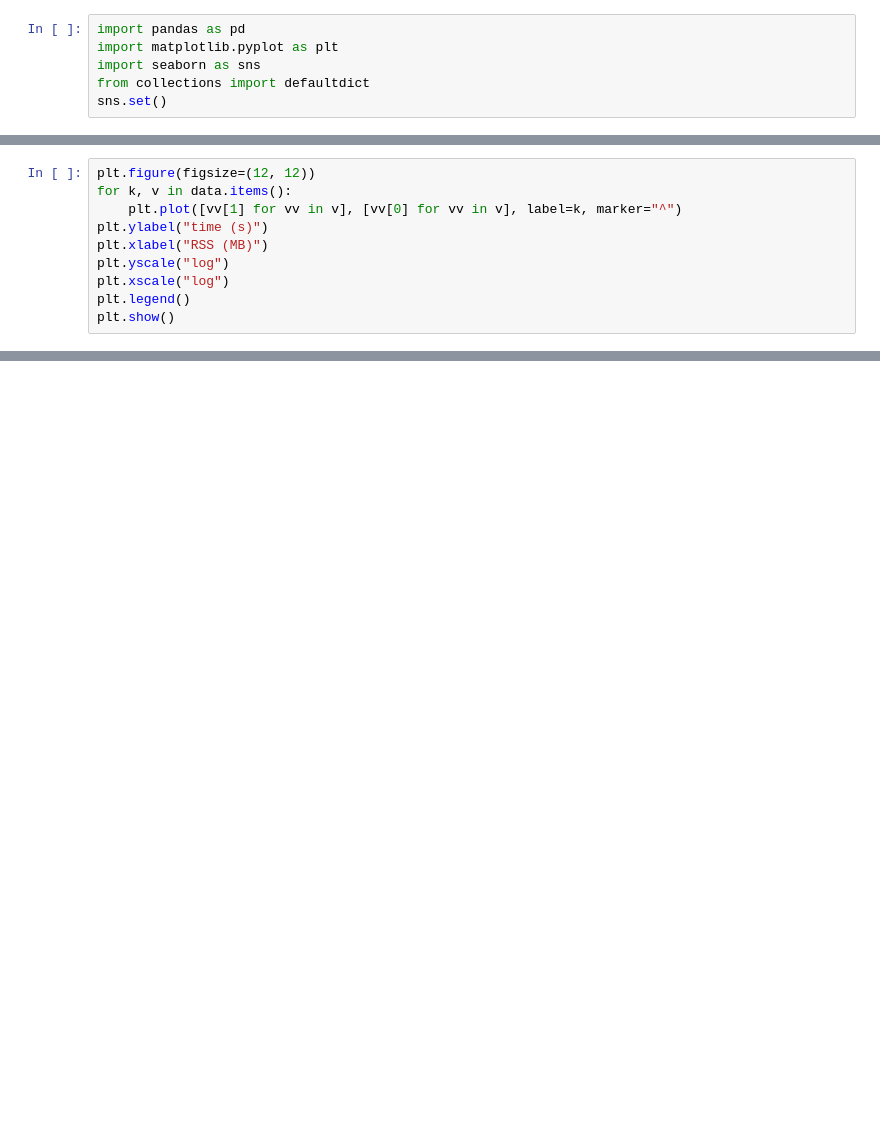
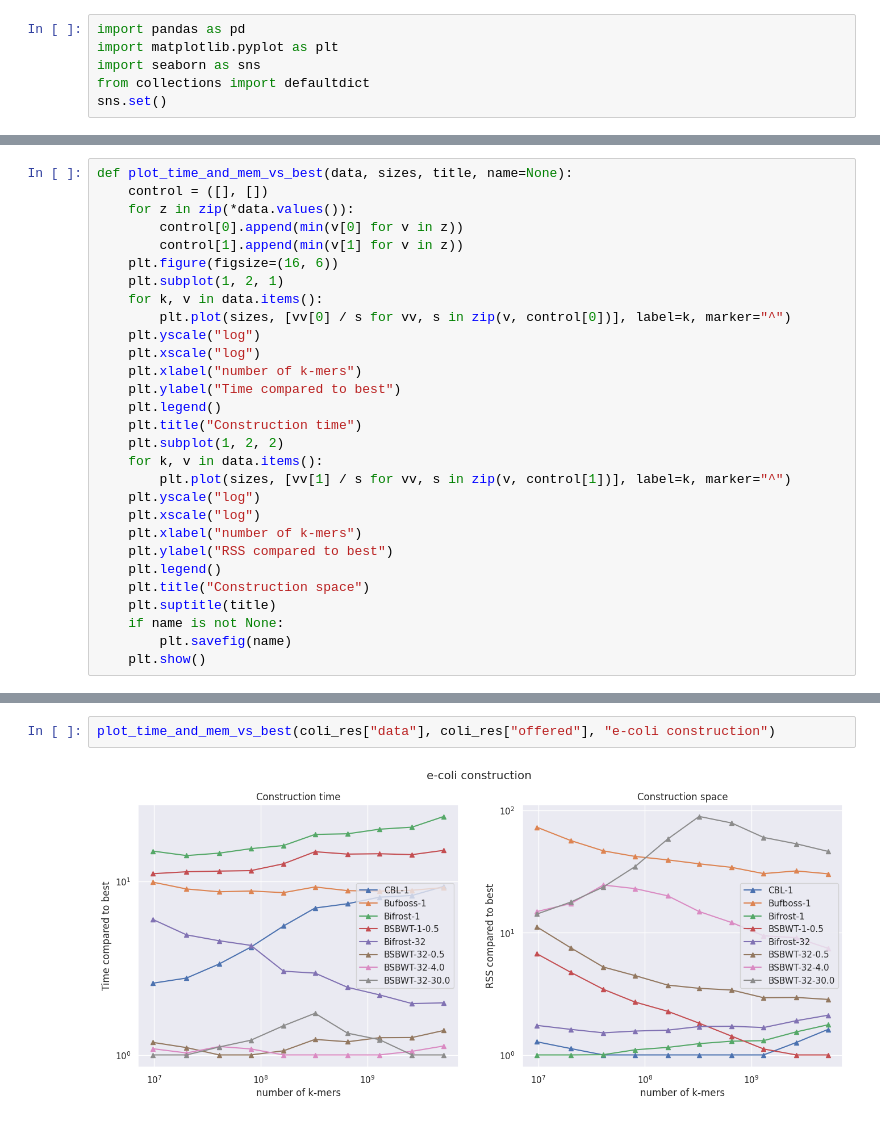
Before and after one commit to saskeli/Dynamic_SBWT_experiments, a Jupyter notebook: expanding.ipynb, the cells around one changed output, grey strips where cells are left out. Cells and saved outputs as stored; diff of their text form; blank space fills up the shorter version.

```diff
--- a/expanding.ipynb
+++ b/expanding.ipynb
@@ -44,10 +58,0 @@ with open("exp.txt") as in_f:
-# %%
-plt.figure(figsize=(12, 12))
-for k, v in data.items():
-    plt.plot([vv[1] for vv in v], [vv[0] for vv in v], label=k, marker="^")
-plt.ylabel("time (s)")
-plt.xlabel("RSS (MB)")
-plt.yscale("log")
-plt.xscale("log")
-plt.legend()
-plt.show()
@@ -99,0 +84,29 @@ plt.show()
+# %%
+def plot_time_and_mem_vs_best(data, sizes, title, name=None):
+    control = ([], [])
+    for z in zip(*data.values()):
+        control[0].append(min(v[0] for v in z))
+        control[1].append(min(v[1] for v in z))
+    plt.figure(figsize=(16, 6))
+    plt.subplot(1, 2, 1)
+    for k, v in data.items():
+        plt.plot(sizes, [vv[0] / s for vv, s in zip(v, control[0])], label=k, marker="^")
+    plt.yscale("log")
+    plt.xscale("log")
+    plt.xlabel("number of k-mers")
+    plt.ylabel("Time compared to best")
+    plt.legend()
+    plt.title("Construction time")
+    plt.subplot(1, 2, 2)
+    for k, v in data.items():
+        plt.plot(sizes, [vv[1] / s for vv, s in zip(v, control[1])], label=k, marker="^")
+    plt.yscale("log")
+    plt.xscale("log")
+    plt.xlabel("number of k-mers")
+    plt.ylabel("RSS compared to best")
+    plt.legend()
+    plt.title("Construction space")
+    plt.suptitle(title)
+    if name is not None:
+        plt.savefig(name)
+    plt.show()
@@ -99,0 +118,4 @@ plt.show()
+# %%
+plot_time_and_mem_vs_best(coli_res["data"], coli_res["offered"], "e-coli construction")
+# %% [output]
+[figure, added]
```
Also changed, not shown: parts of 9 cells of this notebook, 12 other files.
